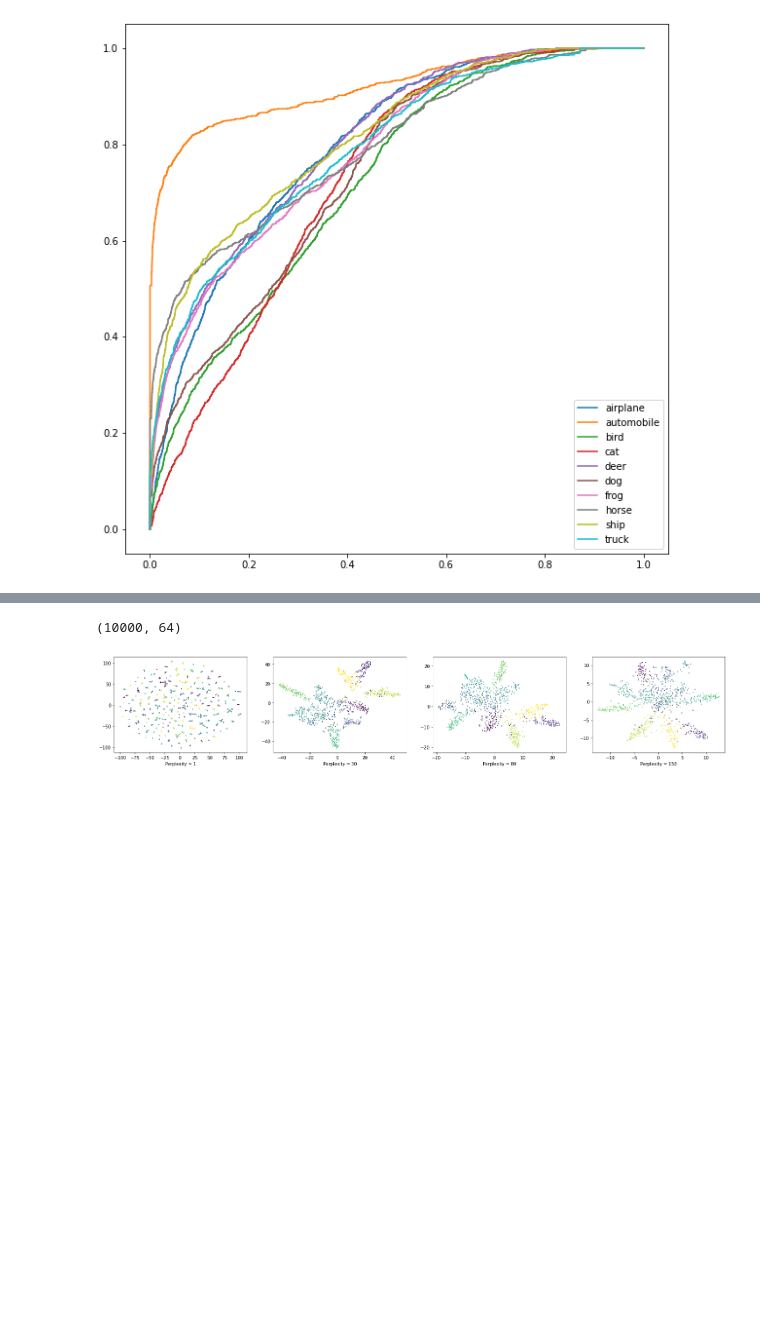
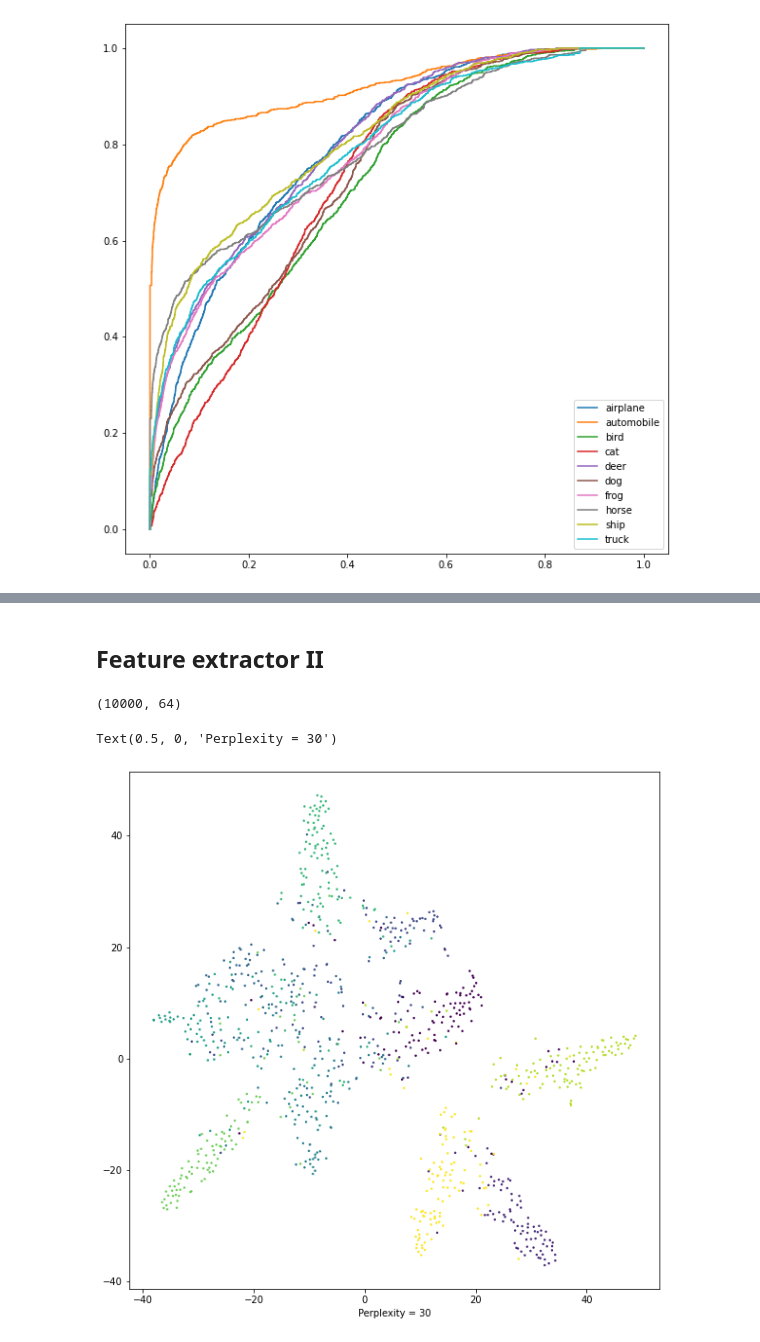
Before and after one commit to BDouchet/SDATA, a Jupyter notebook: NeuralNetworks.ipynb, the cells around one changed output, grey strips where cells are left out. Cells and saved outputs as stored; diff of their text form; code cells hidden in the pictures; blank space fills up the shorter version.

```diff
--- a/NeuralNetworks.ipynb
+++ b/NeuralNetworks.ipynb
@@ -261,20 +339,19 @@ plt.show()
+# %% [markdown]
+## Feature extractor II
 # %%
-extractor = models.Model(inputs=model.inputs, outputs=model.layers[-2].output)
+extractor1 = models.Model(inputs=model.inputs, outputs=model.layers[-2].output)
 
-yhat2=extractor.predict(x_test)
-yhat2.shape
+yhat1=extractor1.predict(x_test)
+yhat1.shape
 # %% [output]
 (10000, 64)
 # %%
 from sklearn.manifold import TSNE
 
-perplexities=[1,30,80,150]
-
-_,axs=plt.subplots(ncols=4,nrows=1,figsize=(25,4))
-for i,ax in enumerate(axs.flatten()):
-    plt.sca(ax)
-    df_embed=TSNE(perplexity=perplexities[i]).fit_transform(yhat2[:1000])
-    ax.scatter(df_embed[:,0],df_embed[:,1],c=y_test_lab[:1000],s=1)
-    ax.set_xlabel('Perplexity = '+str(perplexities[i]))
+plt.figure(figsize=(10,10))
+df_embed=TSNE(perplexity=30).fit_transform(yhat1[:1000])
+plt.scatter(df_embed[:,0],df_embed[:,1],c=y_test_lab[:1000],s=2)
+plt.xlabel('Perplexity = 30')
 # %% [output]
+Text(0.5, 0, 'Perplexity = 30')
-[figure, old version]
+[figure, new version]
```
Also changed, not shown: parts of 23 cells of this notebook.
